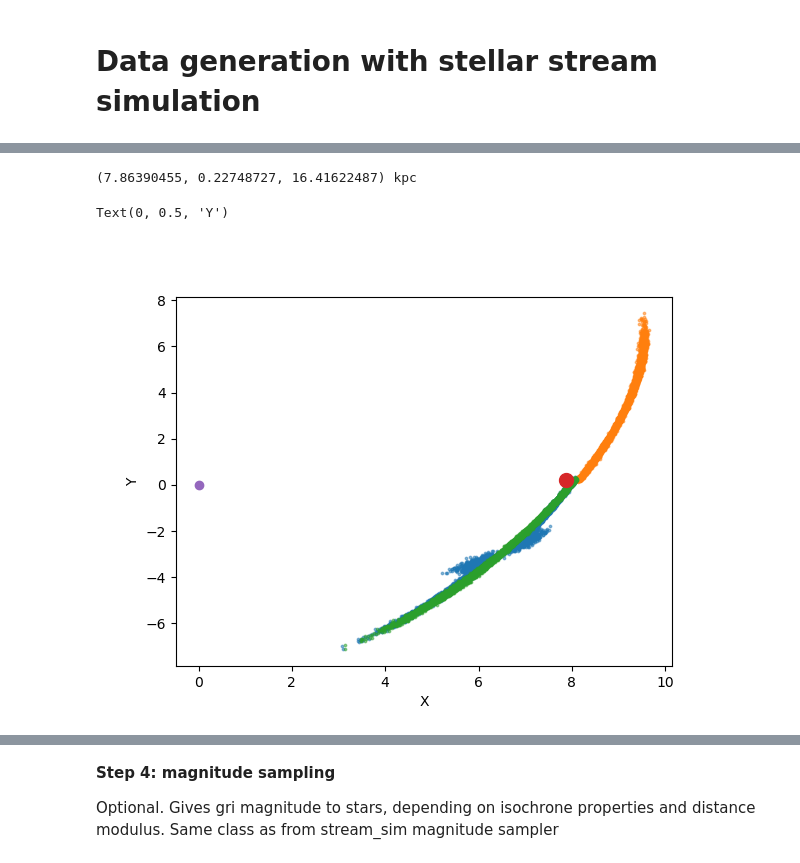
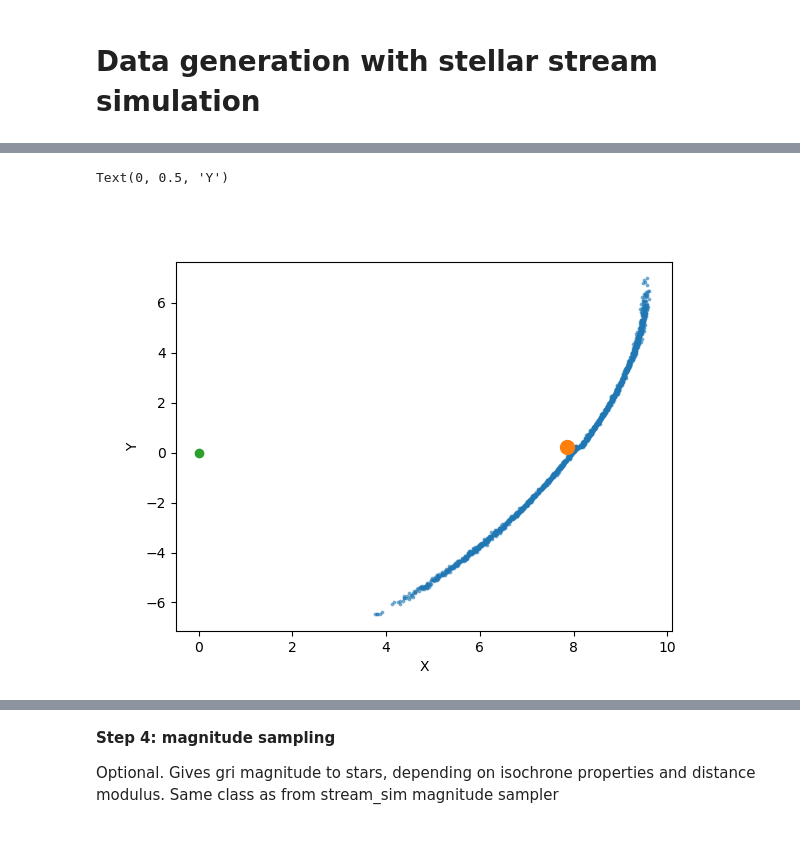
Before and after one commit to LSSTDESC/stream_sim, a Jupyter notebook: notebooks/stream_sim_galpy.ipynb, the cells around one changed output, grey strips where cells are left out. Cells and saved outputs as stored; diff of their text form; code cells hidden in the pictures.

```diff
--- a/notebooks/stream_sim_galpy.ipynb
+++ b/notebooks/stream_sim_galpy.ipynb
@@ -157,22 +125,21 @@ galpyWarning: In versions >1.3, the output unit of streamdf.misalignment has bee
 # %%
-### Perturbed stream, if impact angle <0, trail perturbation, if angle>0, lead perturbation
-perturbed_stream = gd.streamgapdf(sigv=prog_sigv, #Radial velocity dispersion of the progenitor
+###Modelise Non-perturbed stream and perturbed stream using streamdf
+#we use full_galpydf from sutils to get the complete pdf (trail + lead + perturbed) in a single run
+
+s_lead, s_trail, s_perturbed = sutils.full_galpy_df(
+                        sigv=prog_sigv, #Radial velocity dispersion of the progenitor
                         progenitor=prog_orbit, #Progenitor orbit instance
                         pot = mw_pot, #accreting host potential
-                        aA = aaisochrone, #ActionAngle instance used to convert (x,v) to actions. Generally a actionAngleIsochroneApprox instance.
+                        aA = aaisochrone, #ActionAngle instance used to convert (x,v) to actions. Generally a actionAngleIsochroneApprox instance.                        vsun=vsun,
+                        ro = R0, #Distance scale for translation into internal units
+                        vo = V0, #Velocity scale for translation into internal units
+                        vsun = vsun,
                         tdisrupt = t_disrupt,#  Time since start of disruption
-                        leading = True, #Choice of modelling the leading part (=True) or the trailing part (=False) of the stream
-                        #deltaAngleTrack=3, #Angle to estimate the stream track over (rad)
-                        nTrackChunks = 26, #Number of chunks to divide the progenitor track in
-                        # nTrackIterations = 1, #Number of iterations to perform when establishing the track
-                        vsun=vsun,
-                        ro = R0, #Distance scale for translation into internal units
-                        # vo = V0, #Velocity scale for translation into internal units
+                        perturbed = True,
+                        timpact = t_impact, # Time of impact
                         impactb = b_impact, #Impact parameter between halo and streams
                         subhalovel = v_halo, # Velocity of the subhalo
-                        timpact = t_impact, # Time of impact
+                        subhalopot = halo_pot,# Gravitational potential of the subhalo
                         impact_angle = angle_impact, #Angle offset from progenitor at which the impact occurred
-                        subhalopot = halo_pot,# Gravitational potential of the subhalo
-                        higherorderTrack = False, #calculate the track using higher-order terms
                         )
 # %% [output]
@@ -194 +151,10 @@ s_trail_stars = s_trail.sample(n_stars, xy=True)*R0 #ps for non-perturbed stream
+# %%
+#lead, trail, lead+trail, perturbed arm, perturbed arm+other arm
+np.random.seed(4)
+s_lead_stars, s_trail_stars, s_full_stars, ps_stars, ps_full_stars = sutils.full_galpy_sampling(n_stars=1000,
+                                                                    s_lead=s_lead, s_trail=s_trail, s_perturbed=s_perturbed,
+                                                                    ro=R0, vo=V0, perturbed = 'lead', rdseed = 4)
+# %%
+x_s, y_s ,z_s, vx_s, vy_s , vz_s = s_full_stars
+x_ps, y_ps ,z_ps, vx_ps, vy_ps , vz_ps = ps_full_stars
 # %% [markdown]
@@ -230,29 +188,25 @@ icrs_s_lead
 # %%
 #3D representation
 #Cluster, local background potential
 c = ac.ICRS(ra=229 * u.deg, dec=-0.124 * u.deg,
                distance=22.9 * u.kpc,
                pm_ra_cosdec=-2.296 * u.mas/u.yr,
                pm_dec=-2.257 * u.mas/u.yr,
                radial_velocity=-58.7 * u.km/u.s)
 c_gc = c.transform_to(galcen_frame)
-print(c_gc.cartesian)
 fig2 = plt.figure()
 ax2 = fig2.add_subplot()
 
-ax2.scatter(X_ps, Y_ps, alpha=0.5, s=3)#sts
-ax2.scatter(X_s_trail, Y_s_trail, alpha=0.5, s=3)
-ax2.scatter(X_s_lead, Y_s_lead, alpha=0.5, s=3)
+ax2.scatter(-x_s, y_s, alpha=0.5, s=3)#sts
 ax2.scatter(c_gc.cartesian.x,c_gc.cartesian.y,s=100)#progenitor
 ax2.scatter(0,0)#galatic center
 
 ax2.set_xlabel('X')
 ax2.set_ylabel('Y')
 # ax2.set_zlabel('Z')
 # %% [output]
-(7.86390455, 0.22748727, 16.41622487) kpc
+Text(0, 0.5, 'Y')
-Text(0, 0.5, 'Y')
-[figure, old version]
+[figure, new version]
 # %%
 #3D representation
 #Cluster, local background potential
```
Also changed, not shown: parts of 30 cells of this notebook, 1 other file.
